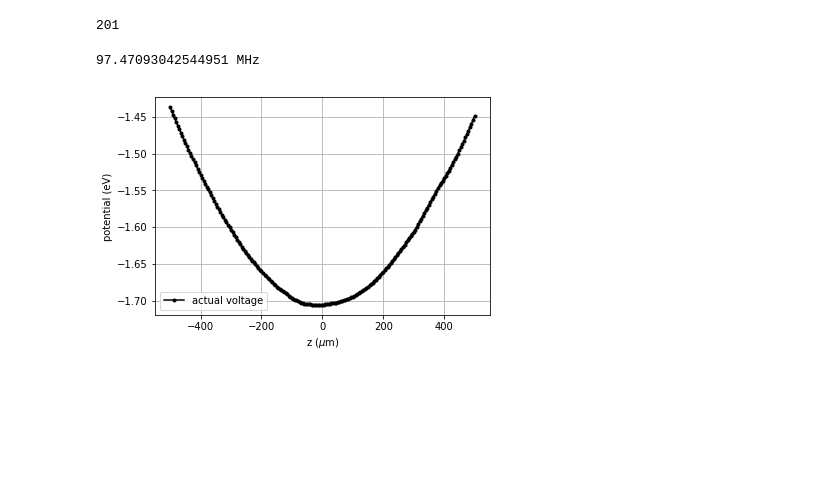
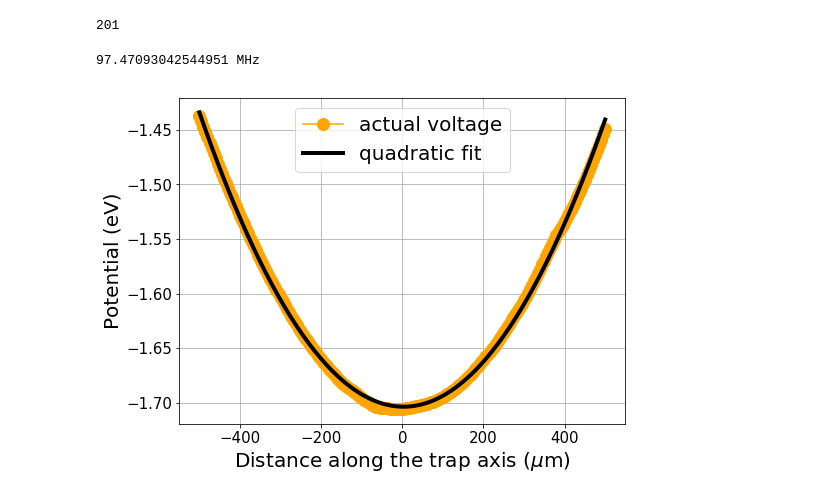
Before and after one commit to HaeffnerLab/Electron-Trap-Design-Testing, a Jupyter notebook: DC_Confinement/DC_sim_2mm_x500y1000z500_5u_step.ipynb, the cells around one changed output. Cells and saved outputs as stored; diff of their text form; code cells hidden in the pictures; blank space fills up the shorter version.

```diff
--- a/DC_Confinement/DC_sim_2mm_x500y1000z500_5u_step.ipynb
+++ b/DC_Confinement/DC_sim_2mm_x500y1000z500_5u_step.ipynb
@@ -258,21 +258,24 @@ len(df.loc[(df.X == 0.0) & (df.Y == 0.0)].loc[:, 'V'].values)
 # %%
 x = np.linspace(-500.0e-6, 500.0e-6, 201)
 y = df.loc[(df.X == 0.0) & (df.Y == 0.0)].loc[:, 'V'].values
-plt.plot(x*1.0e6, y, color="black", marker=".", label="actual voltage")
-plt.xlabel("z ($\mu$m)")
-plt.ylabel("potential (eV)")
+plt.figure(figsize=(8,6))
+plt.plot(x*1.0e6, y, color="orange", marker="o", label="actual voltage", markersize=12)
+plt.xlabel("Distance along the trap axis ($\mu$m)", fontsize=20)
+plt.ylabel("Potential (eV)",fontsize=20)
 
 z_th = np.linspace(-500, 500, 201)
 pot_th = 0.5*me*omegaz**2*(z_th*1.0e-6)**2/qe
-# plt.plot(z_th, pot_th-1.72, 'r-', label="ideal harmonic potential")
+#plt.plot(z_th, pot_th-1.72, 'r-', label="ideal harmonic potential")
 
 a, b, c = np.polyfit(x, y, 2)
-# plt.plot(x*1.0e6, a*x**2 + b*x + c, color = "black", label="quadratic fit")
+plt.plot(x*1.0e6, a*x**2 + b*x + c, color = "black", label="quadratic fit", linewidth=4)
 
 plt.grid(True)
-plt.legend()
+plt.legend(fontsize=20)
+plt.xticks(fontsize=15)
+plt.yticks(fontsize=15)
 f_fit = 1/(2*np.pi)*np.sqrt(2*a*qe/me)
 print(f_fit*1.0e-6, "MHz")
 # %% [output]
 97.47093042544951 MHz
-[figure, old version]
+[figure, new version]
```
Also changed, not shown: parts of 6 cells of this notebook, 24 other files.
